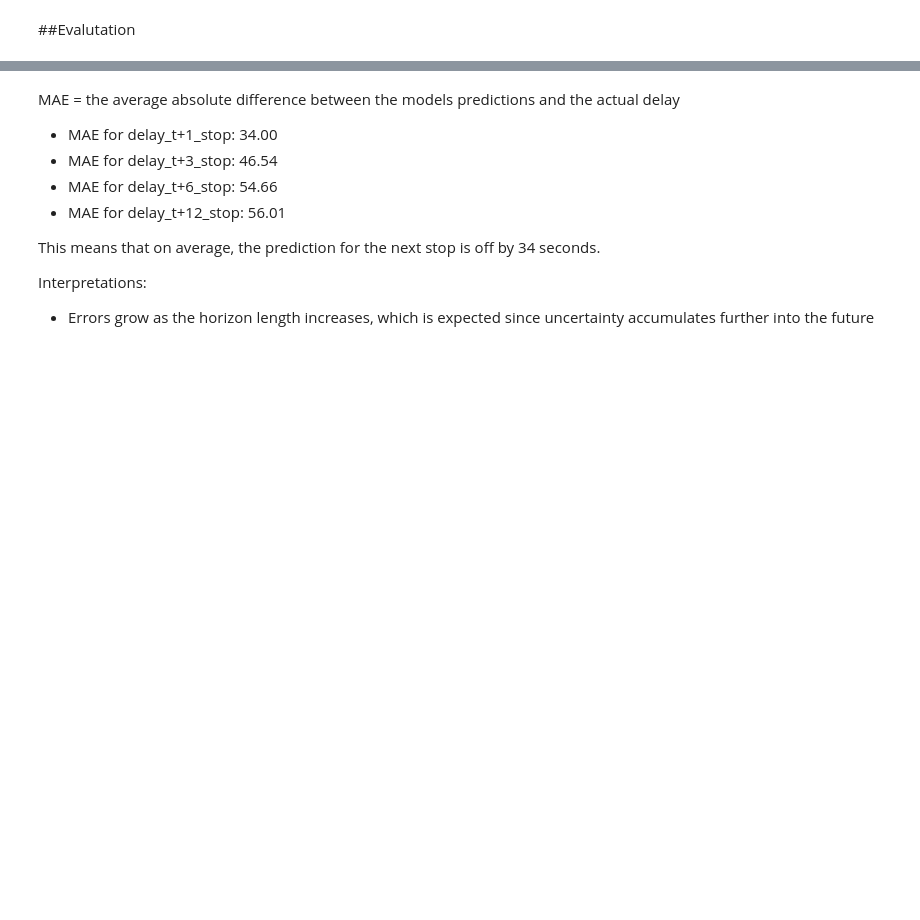
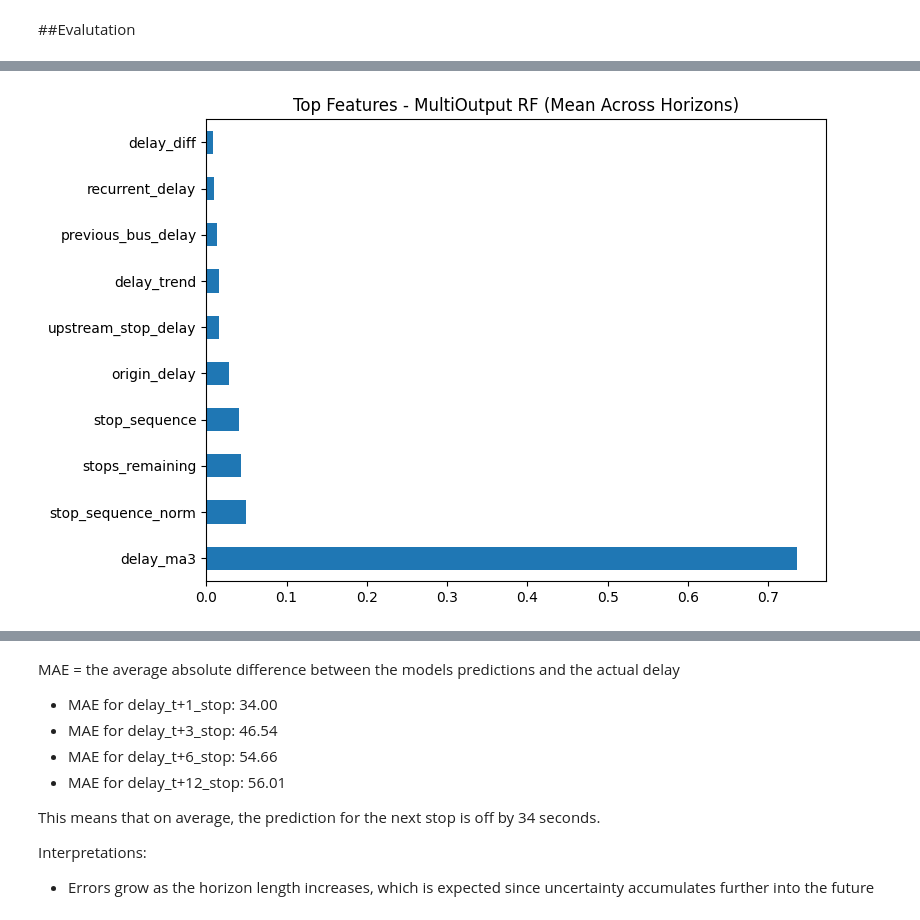
Before and after one commit to 2ovisa/AH2179, a Jupyter notebook: project.ipynb, the cells around one changed output, grey strips where cells are left out. Saved outputs shown, nothing was run; the diff lists cells and outputs as text; code cells hidden in the pictures; blank space fills up the shorter version.

```diff
--- a/project.ipynb
+++ b/project.ipynb
@@ -291,3 +634,16 @@ plt.show()
+# %%
+importances = []
+for est in model.estimators_:
+    importances.append(est.feature_importances_)
+
+mean_importance = np.mean(importances, axis=0)
+
+feat_imp = pd.Series(mean_importance, index=X.columns).sort_values(ascending=False)
+feat_imp.head(10).plot(kind="barh", figsize=(8,6))
+plt.title("Top Features - MultiOutput RF (Mean Across Horizons)")
+plt.show()
+# %% [output]
+[figure, added]
 # %%
 #Feature importance for XGB, vilken feature påverkar prediction mest
 import numpy as np
```
Also changed, not shown: parts of 45 cells of this notebook.
